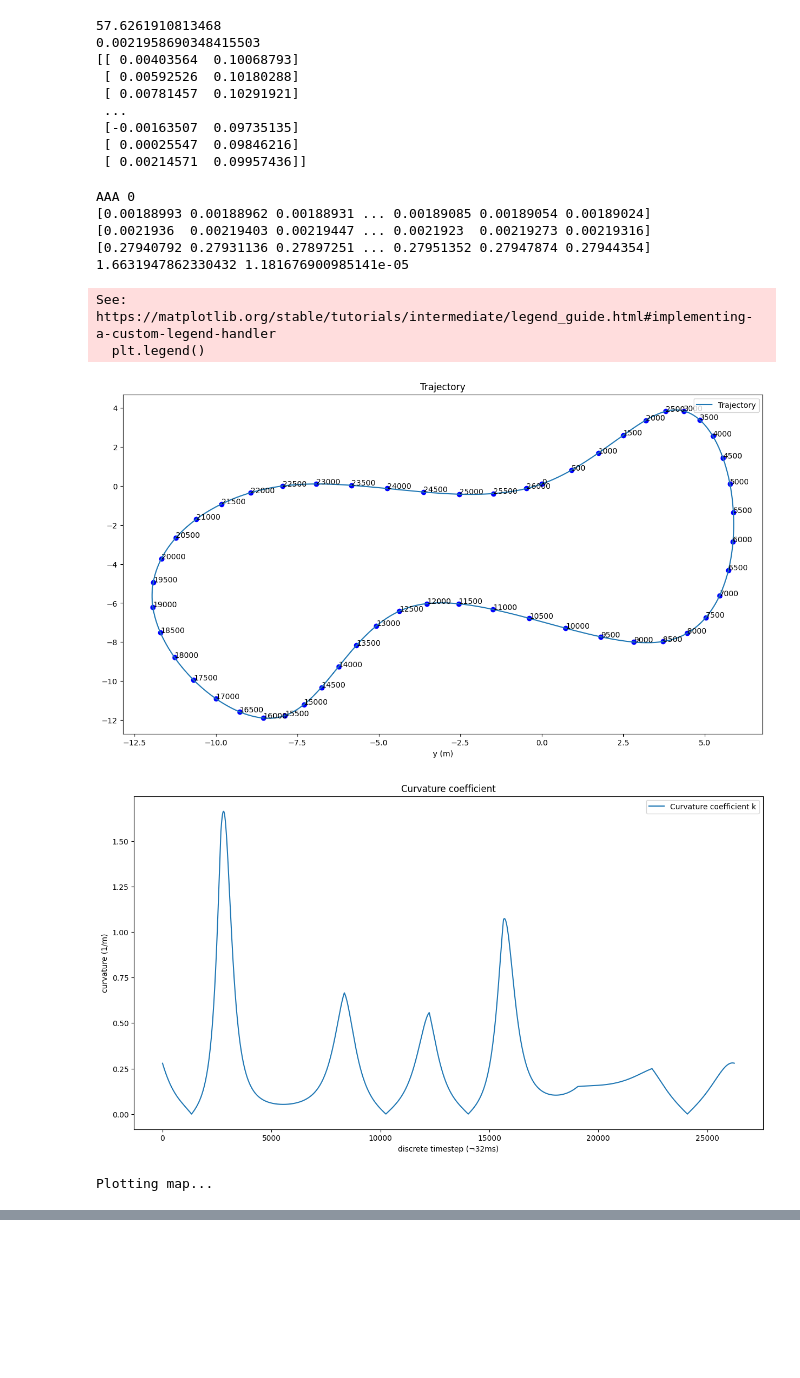
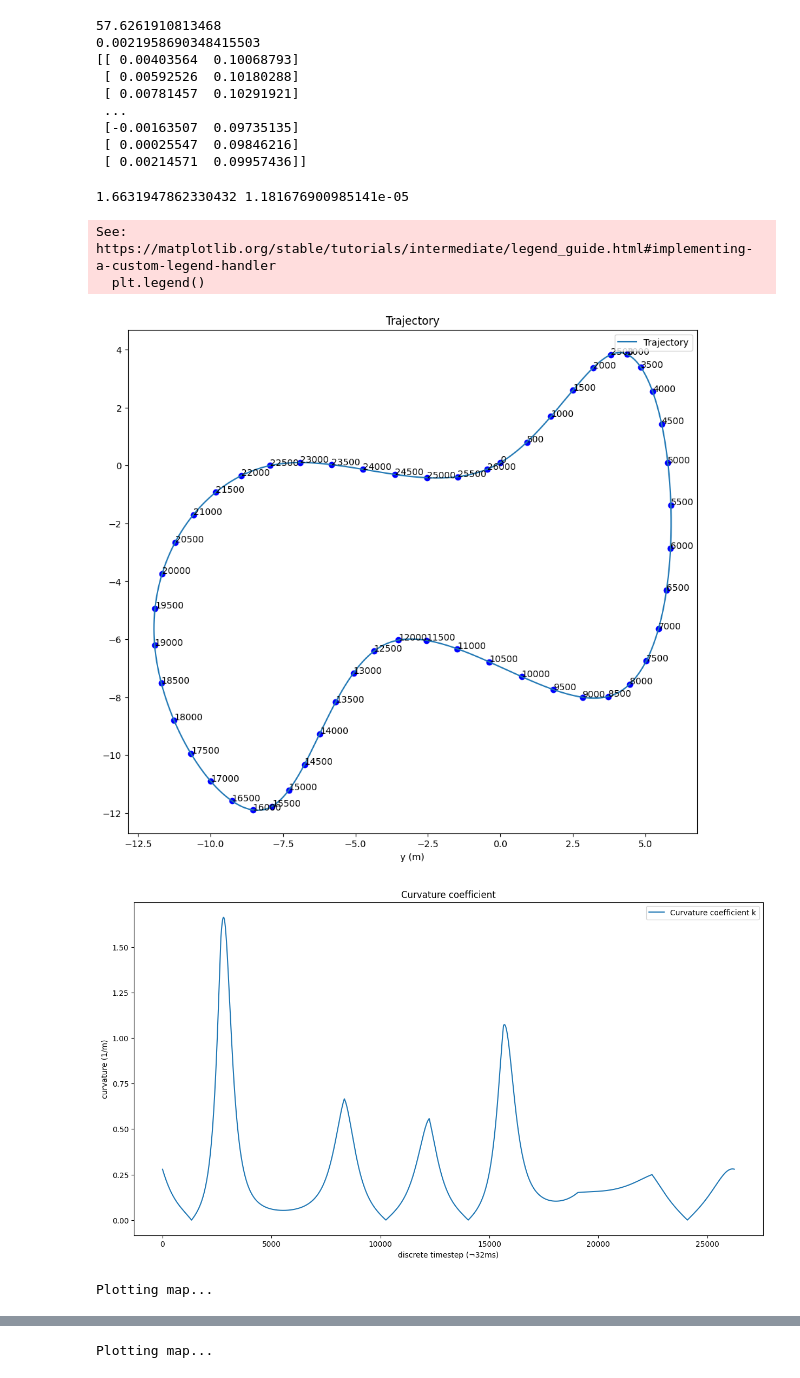
Before and after one commit to florentin1304/nanodrones_imitationlearning, a Jupyter notebook: nanodrones_sim/controllers/tests.ipynb, the cells around one changed output, grey strips where cells are left out. Saved outputs shown, nothing was run; the diff lists cells and outputs as text; code cells hidden in the pictures; blank space fills up the shorter version.

```diff
--- a/nanodrones_sim/controllers/tests.ipynb
+++ b/nanodrones_sim/controllers/tests.ipynb
@@ -274,6 +274,11 @@ v = vp.get_real_velocity(traj, v_max, k)
 print(max(k), min(k))
 
 plt.rcParams['figure.figsize'] = (15,8)
+
+fig, ax = plt.subplots()
+fig.set_size_inches(15,10)
+ax.set_aspect('equal', adjustable='box')
+
 plt.title("Trajectory")
 plt.plot(traj[:,0], traj[:,1], label='Trajectory')
 for i in tqdm.tqdm(range(0,len(traj), 500)):
@@ -310,66 +315,52 @@ for i in tqdm.tqdm(range(0, len(k), 20)):
     ax.scatter(traj[i, 0], traj[i, 1], color=cmap(norm_k(k[i])), alpha=1, s=0.3*plt.rcParams['lines.markersize']**2)
     # if i % 400 == 0:
     #     ax.text(traj[i,0]+0.05, traj[i,1], f"{k[i]:.3}")
 
 sm = plt.cm.ScalarMappable(cmap=cmap, norm=norm_k)
 divider = make_axes_locatable(ax)
 cax = divider.append_axes("right", size="5%", pad=0.05)
 
 
 plt.colorbar(sm, cax=cax, label="Curvature (1/m)", orientation="vertical", fraction=0.046, pad=0.04)
 plt.show()
 
 plt.plot(v_max, label='Maximum achievable velocity')
 plt.plot(v, label='Actual velocity')
 plt.xlabel("discrete timestep (¬32ms)")
 plt.ylabel("Velocity (m/s)")
 plt.legend()
 plt.show()
 
+##### PLOTTING MAP WITH V
+print("Plotting map...", end='')
+fig, ax = plt.subplots()
+fig.set_size_inches(15,10)
+ax.set_aspect('equal', adjustable='box')
 
-# print("Plotting map...", end='')
-# fig, ax = plt.subplots()
-# fig.set_size_inches(15,12)
-# ax.axis('equal')
+ax.set_title("Trajectory")
+ax.set_xlabel("x (m)")
+ax.set_ylabel("y (m)")
 
-# cmap = cm.RdYlBu
-# norm = Normalize(vmin=min(k), vmax=max(k))
-# norm_v = Normalize(vmin=min(v), vmax=max(v))
+cmap = cm.RdYlBu
+norm_v = Normalize(vmin=min(v), vmax=max(v))
 
 
-# for i in tqdm.tqdm(range(0,len(k), 20)):
-#     ax.scatter(traj[i,0], traj[i,1], color=cmap(norm(v[i])), alpha=1, s=0.3*plt.rcParams['lines.markersize']**2)
-#     if i % 400 == 0:
-#         ax.text(traj[i,0], traj[i,1], f"{v[i]:.3}")
+for i in tqdm.tqdm(range(0, len(k), 20)):
+    ax.scatter(traj[i, 0], traj[i, 1], color=cmap(norm_v(v[i])), alpha=1, s=0.3*plt.rcParams['lines.markersize']**2)
+    # if i % 400 == 0:
+    #     ax.text(traj[i,0]+0.05, traj[i,1], f"{k[i]:.3}")
 
-# # ax.scatter(self.cones[:, 0], self.cones[:, 1], marker="1", s=0.5*plt.rcParams['lines.markersize']**2)
-# plt.show()
-
-# print("Plotting map with coefficients...", end='')
-# fig, ax = plt.subplots()
-# fig.set_size_inches(15,12)
-# ax.axis('equal')
-
-# cmap = cm.RdYlBu
-# norm = Normalize(vmin=min(k), vmax=max(k))
-# norm_v = Normalize(vmin=min(v), vmax=max(v))
+sm = plt.cm.ScalarMappable(cmap=cmap, norm=norm_k)
+divider = make_axes_locatable(ax)
+cax = divider.append_axes("right", size="5%", pad=0.05)
 
 
-# for i in tqdm.tqdm(range(0,len(k), 20)):
-#     ax.scatter(traj[i,0], traj[i,1], color=cmap(norm(v[i])), alpha=1, s=0.3*plt.rcParams['lines.markersize']**2)
-#     if i % 400 == 0:
-#         ax.text(traj[i,0], traj[i,1], f"{v[i]:.3}")
-
-# # ax.scatter(self.cones[:, 0], self.cones[:, 1], marker="1", s=0.5*plt.rcParams['lines.markersize']**2)
-# plt.show()
+plt.colorbar(sm, cax=cax, label="Velocity (m/s)", orientation="vertical", fraction=0.046, pad=0.04)
+plt.show()
 # %% [output]
-AAA 0
-[0.00188993 0.00188962 0.00188931 ... 0.00189085 0.00189054 0.00189024]
-[0.0021936  0.00219403 0.00219447 ... 0.0021923  0.00219273 0.00219316]
-[0.27940792 0.27931136 0.27897251 ... 0.27951352 0.27947874 0.27944354]
 1.6631947862330432 1.181676900985141e-05
 See: https://matplotlib.org/stable/tutorials/intermediate/legend_guide.html#implementing-a-custom-legend-handler
   plt.legend()
-[figure, old version]
+[figure, new version]
 [figure]
 Plotting map...
@@ -377 +368,2 @@ Plotting map...
 [figure]
+Plotting map...
```
Also changed, not shown: parts of 2 cells of this notebook, 8 other files.
